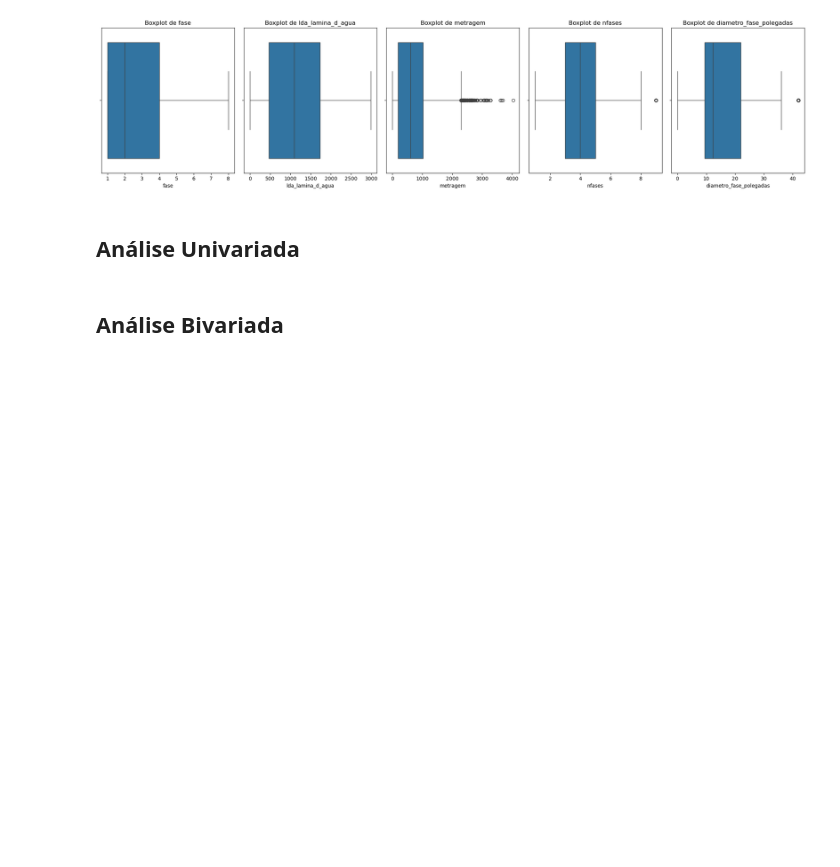
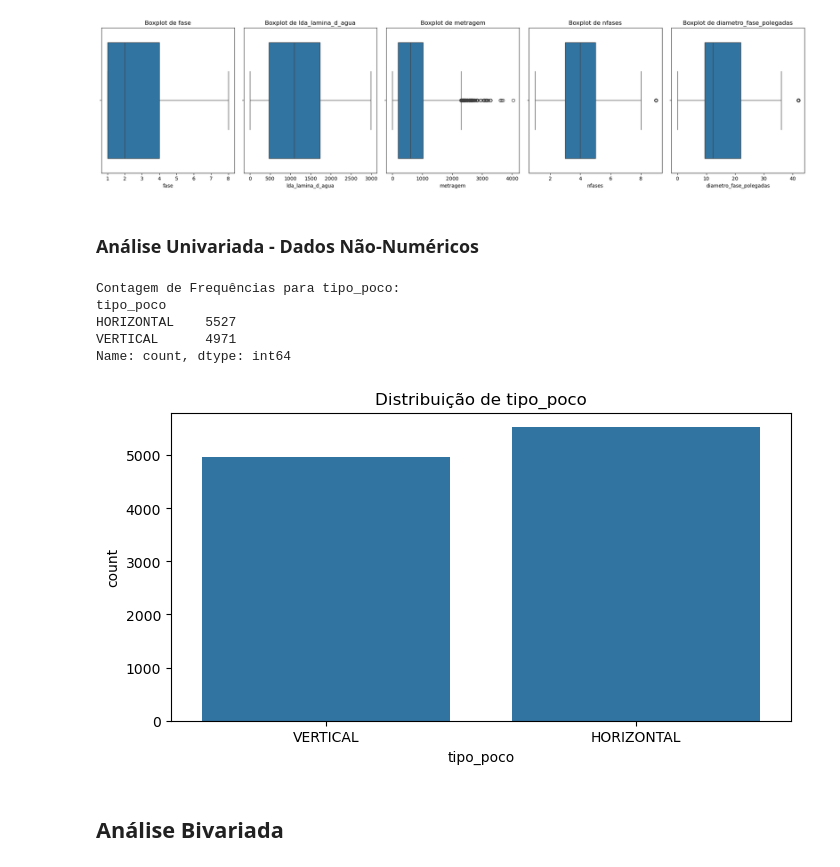
Before and after one commit to joaomj/oilfields, a Jupyter notebook: notebook.ipynb, the cells around one changed output. Drawn from its saved outputs; the diff is of its cells as text; code cells hidden in the pictures; blank space fills up the shorter version.

Commit message:
EDA - análise univariada concluída

```diff
--- a/notebook.ipynb
+++ b/notebook.ipynb
@@ -155,6 +155,22 @@ def detect_outliers(df, numeric_columns):
     plt.tight_layout()
     plt.show()
     save_grid_plot('outliers_boxplots.png')
+# -------------------------------
+
+# Função para contar frequências e visualizar distribuição de valores
+def dist_non_numeric(df, non_numeric_features):
+    for feature in non_numeric_features:
+        # Contar frequências
+        freq_counts = df[feature].value_counts()
+        print(f"\nContagem de Frequências para {feature}:")
+        print(freq_counts)
+
+        # Visualizar distribuição de valores
+        plt.figure(figsize=(8, 4))
+        sns.countplot(data=df, x=feature)
+        plt.title(f'Distribuição de {feature}')
+        plt.show()
+        save_grid_plot(f'{feature}_distribution.png')
 # %% [markdown]
 # **Carregando Dados**
 # %%
@@ -411,7 +433,17 @@ detect_outliers(df, ['fase', 'lda_lamina_d_agua', 'metragem', 'nfases', 'diametr
 # %% [output]
 [figure]
 # %% [markdown]
-## Análise Univariada
+### Análise Univariada - Dados Não-Numéricos
+# %%
+# Distribuição de tipos de poço
+dist_non_numeric(df, ['tipo_poco'])
+# %% [output]
+Contagem de Frequências para tipo_poco:
+tipo_poco
+HORIZONTAL    5527
+VERTICAL      4971
+Name: count, dtype: int64
+[figure, added]
 # %% [markdown]
 ## Análise Bivariada
 # %% [markdown]
```
Also changed, not shown: parts of 3 cells of this notebook.
